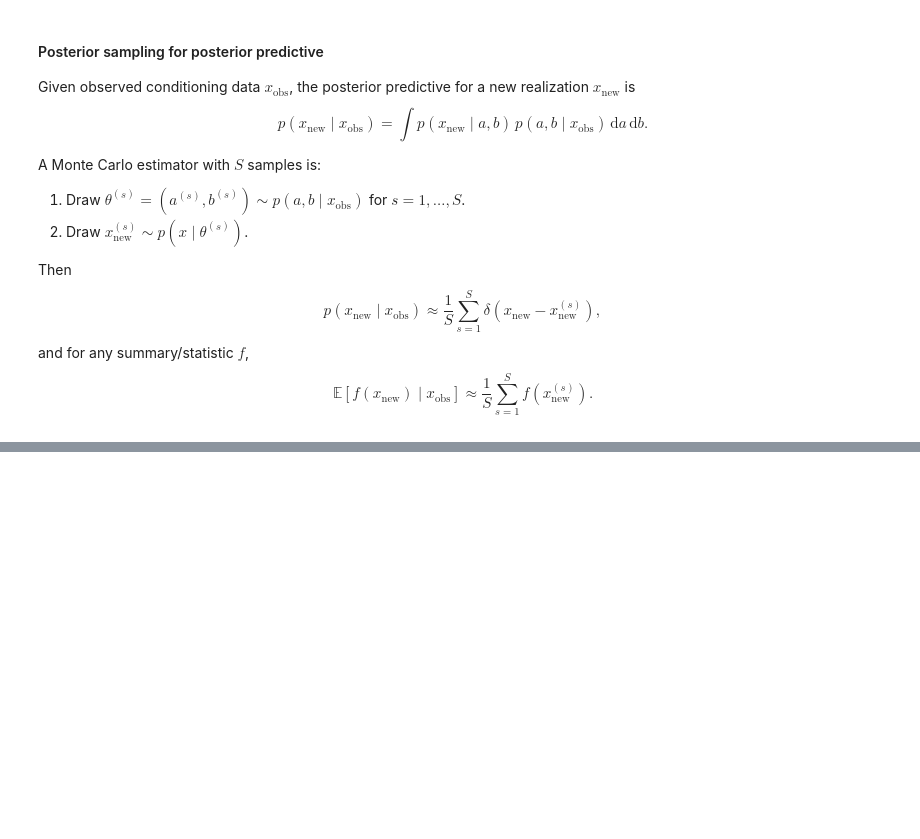
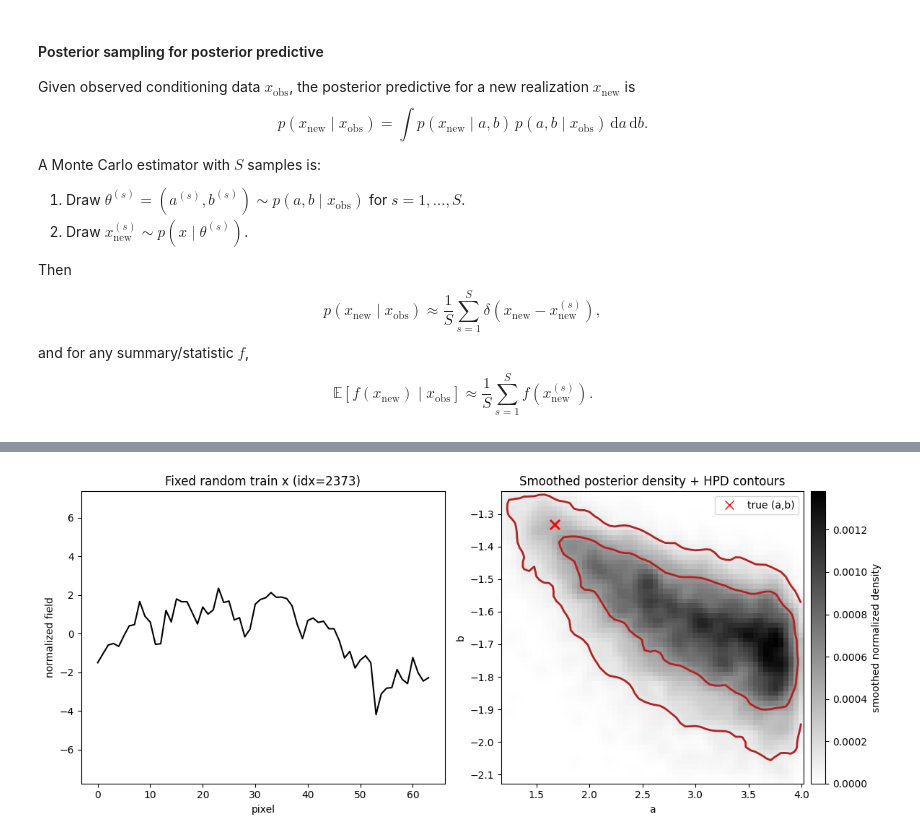
Before and after one commit to homerjed/joint, a Jupyter notebook: inference_1d.ipynb, the cells around one changed output, grey strips where cells are left out. Cells and saved outputs as stored; diff of their text form; code cells hidden in the pictures; blank space fills up the shorter version.

```diff
--- a/inference_1d.ipynb
+++ b/inference_1d.ipynb
@@ -416 +430,90 @@ plt.show()
+# %%
+# 3b) Smoothed HPD contours on the same posterior samples (separate test cell).
+# Reuses: x_anchor, rand_x_idx, a_true, b_true, a_samples, b_samples from cell 3.
+
+if "a_samples" not in globals() or "b_samples" not in globals():
+    raise RuntimeError("Run cell 3 first to generate posterior samples.")
+
+# Build a histogram in a robust plotting range, then smooth it in bin-space.
+a_np = np.asarray(a_samples)
+b_np = np.asarray(b_samples)
+a_lo, a_hi = np.percentile(a_np, [0.5, 99.5])
+b_lo, b_hi = np.percentile(b_np, [0.5, 99.5])
+
+bins = 60
+hist, x_edges, y_edges = np.histogram2d(
+    a_np,
+    b_np,
+    bins=bins,
+    range=[[a_lo, a_hi], [b_lo, b_hi]],
+)
+prob_raw = hist / np.sum(hist)
+
+
+def gaussian_kernel1d(sigma: float, radius: int) -> np.ndarray:
+    x = np.arange(-radius, radius + 1)
+    k = np.exp(-0.5 * (x / sigma) ** 2)
+    return k / np.sum(k)
+
+
+def smooth_hist2d(arr: np.ndarray, sigma: float = 1.2) -> np.ndarray:
+    radius = max(1, int(round(3.0 * sigma)))
+    k = gaussian_kernel1d(sigma, radius)
+    sm = np.apply_along_axis(lambda m: np.convolve(m, k, mode="same"), axis=0, arr=arr)
+    sm = np.apply_along_axis(lambda m: np.convolve(m, k, mode="same"), axis=1, arr=sm)
+    return sm
+
+
+prob = smooth_hist2d(prob_raw, sigma=1.2)
+prob = prob / np.sum(prob)
+
+# HPD levels from smoothed density.
+flat = prob.ravel()
+order = np.argsort(flat)[::-1]
+cdf = np.cumsum(flat[order])
+idx68 = min(np.searchsorted(cdf, 0.68), len(flat) - 1)
+idx95 = min(np.searchsorted(cdf, 0.95), len(flat) - 1)
+h68 = flat[order][idx68]
+h95 = flat[order][idx95]
+
+x_centers = 0.5 * (x_edges[:-1] + x_edges[1:])
+y_centers = 0.5 * (y_edges[:-1] + y_edges[1:])
+Xc, Yc = np.meshgrid(x_centers, y_centers, indexing="xy")
+
+fig, axs = plt.subplots(1, 2, figsize=(12, 5))
+
+axs[0].plot(np.asarray(x_anchor[0, 0]), color="black", linewidth=1.5)
+axs[0].set_title(f"Fixed random train x (idx={rand_x_idx})")
+axs[0].set_xlabel("pixel")
+axs[0].set_ylabel("normalized field")
+axs[0].set_ylim(float(X_train.min()), float(X_train.max()))
+
+mesh = axs[1].pcolormesh(x_edges, y_edges, prob.T, shading="auto", cmap="gray_r")
+cbar = fig.colorbar(mesh, ax=axs[1], pad=0.02)
+cbar.set_label("smoothed normalized density")
+
+axs[1].contour(
+    Xc,
+    Yc,
+    prob.T,
+    levels=[h95, h68],
+    colors=["firebrick", "firebrick"],
+    linestyles=["-", "-"],
+    linewidths=2,
+)
+axs[1].scatter([a_true], [b_true], c="red", marker="x", s=90, linewidths=2)
+axs[1].set_xlabel("a")
+axs[1].set_ylabel("b")
+axs[1].set_title("Smoothed posterior density + HPD contours")
+legend_handles = [
+    # Line2D([0], [0], color="firebrick", lw=2, label="68% HPD contour"),
+    # Line2D([0], [0], color="firebrick", lw=2, linestyle="--", label="95% HPD contour"),
+    Line2D([0], [0], marker="x", linestyle="None", color="red", markersize=8, label="true (a,b)"),
+]
+axs[1].legend(handles=legend_handles, loc="best")
+
+fig.tight_layout()
+plt.show()
+# %% [output]
+[figure, added]
 # %%
```
Also changed, not shown: parts of 7 cells of this notebook, 5 other files.
